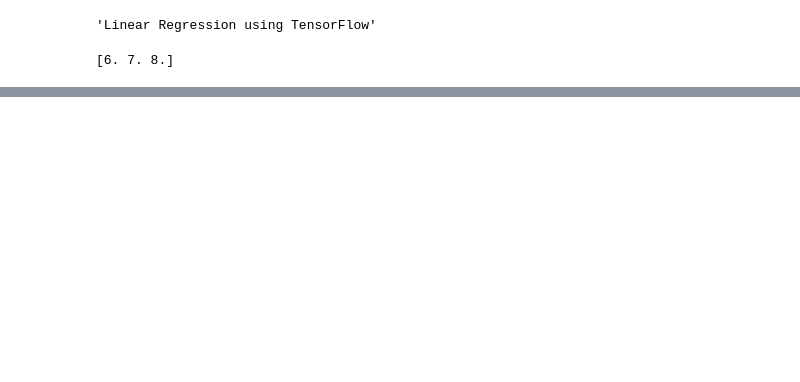
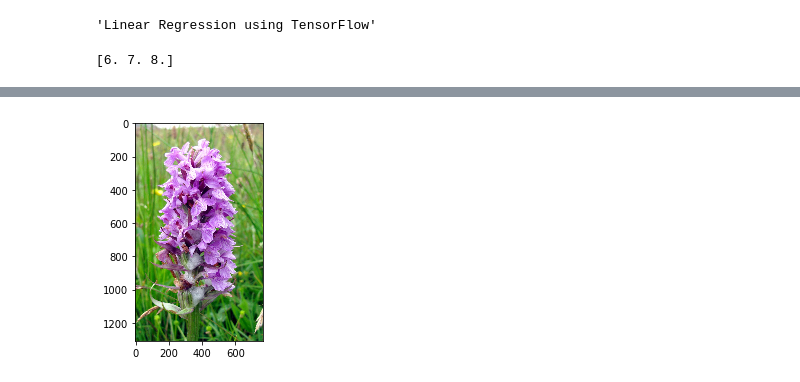
Before and after one commit to amartya-k/100_days_of_ml, a Jupyter notebook: Day2.ipynb, the cells around one changed output, grey strips where cells are left out. Saved outputs shown, nothing was run; the diff lists cells and outputs as text; code cells hidden in the pictures; blank space fills up the shorter version.

```diff
--- a/Day2.ipynb
+++ b/Day2.ipynb
@@ -25,0 +91,5 @@ writer.close()
+# %%
+plt.imshow(raw_image_data)
+plt.show()
+# %% [output]
+[figure, added]
```
Also changed, not shown: parts of 4 cells of this notebook, 2 other files.
